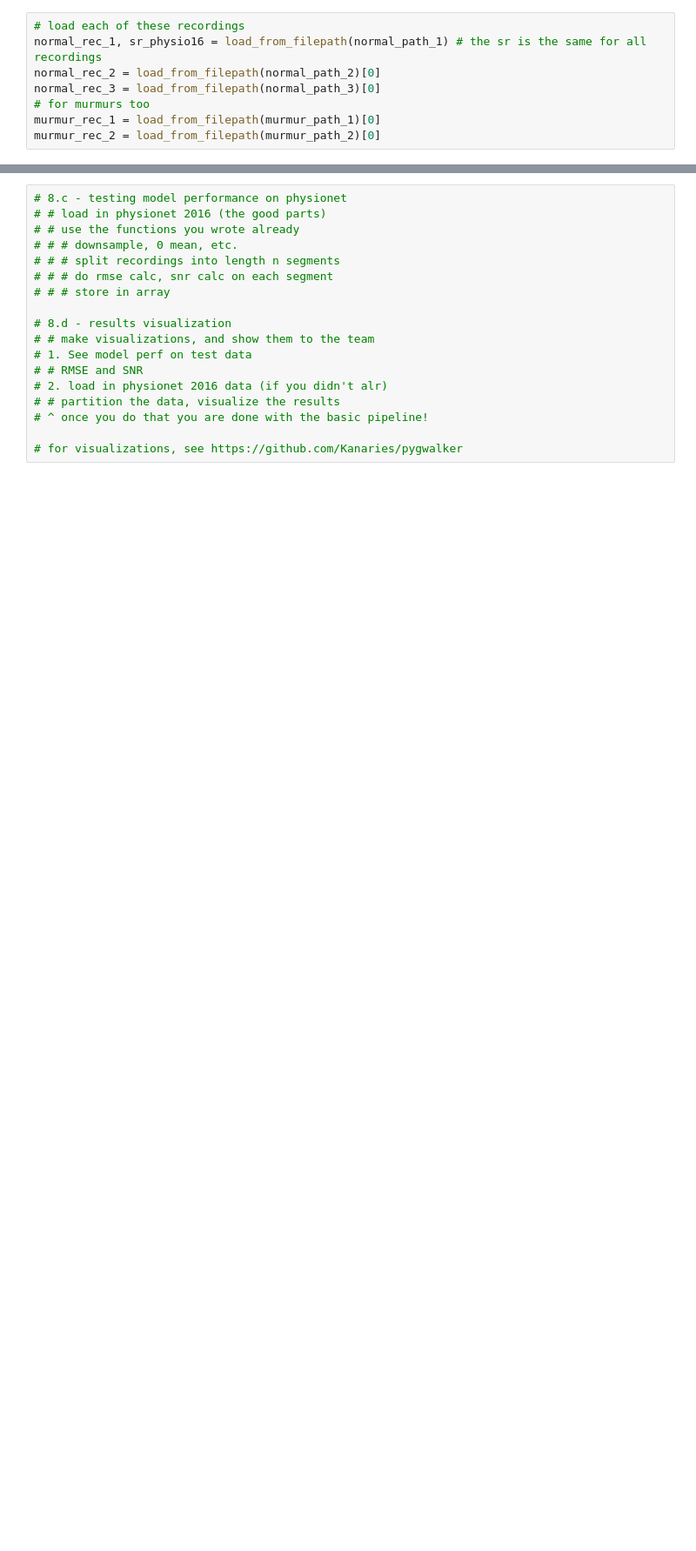
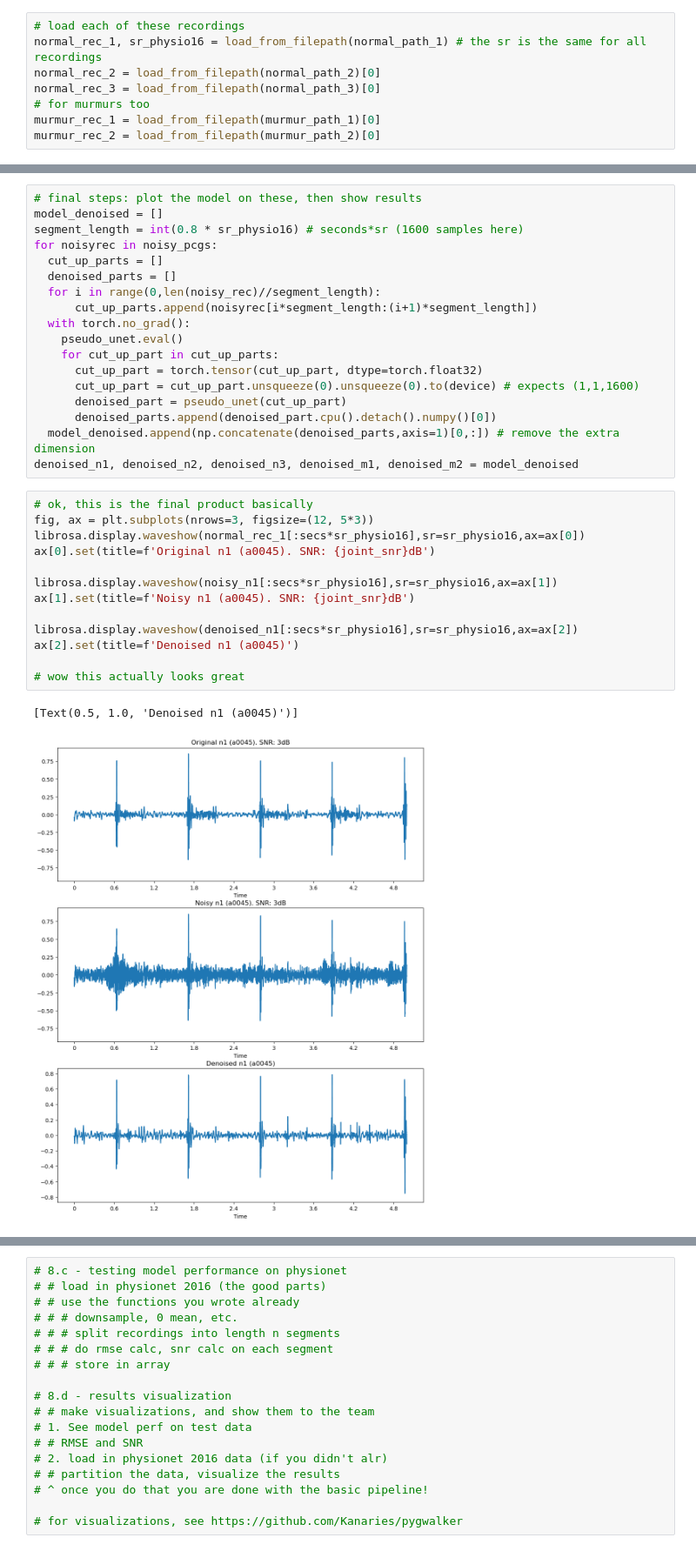
Before and after one commit to Rice-MECE-Capstone-Projects/Heart---Spring-2025, a Jupyter notebook: emmanuel-zerefa/u-net.ipynb, the cells around one changed output, grey strips where cells are left out. Shown at 87% size. Drawn from its saved outputs; the diff is of its cells as text; blank space fills up the shorter version.

```diff
--- a/emmanuel-zerefa/u-net.ipynb
+++ b/emmanuel-zerefa/u-net.ipynb
@@ -1375,0 +1414,34 @@ ax[1].set(title='Murmur PCG 2 (b0262)')
+# %%
+# final steps: plot the model on these, then show results
+model_denoised = []
+segment_length = int(0.8 * sr_physio16) # seconds*sr (1600 samples here)
+for noisyrec in noisy_pcgs:
+  cut_up_parts = []
+  denoised_parts = []
+  for i in range(0,len(noisy_rec)//segment_length):
+      cut_up_parts.append(noisyrec[i*segment_length:(i+1)*segment_length])
+  with torch.no_grad():
+    pseudo_unet.eval()
+    for cut_up_part in cut_up_parts:
+      cut_up_part = torch.tensor(cut_up_part, dtype=torch.float32)
+      cut_up_part = cut_up_part.unsqueeze(0).unsqueeze(0).to(device) # expects (1,1,1600)
+      denoised_part = pseudo_unet(cut_up_part)
+      denoised_parts.append(denoised_part.cpu().detach().numpy()[0])
+  model_denoised.append(np.concatenate(denoised_parts,axis=1)[0,:]) # remove the extra dimension
+denoised_n1, denoised_n2, denoised_n3, denoised_m1, denoised_m2 = model_denoised
+# %%
+# ok, this is the final product basically
+fig, ax = plt.subplots(nrows=3, figsize=(12, 5*3))
+librosa.display.waveshow(normal_rec_1[:secs*sr_physio16],sr=sr_physio16,ax=ax[0])
+ax[0].set(title=f'Original n1 (a0045). SNR: {joint_snr}dB')
+
+librosa.display.waveshow(noisy_n1[:secs*sr_physio16],sr=sr_physio16,ax=ax[1])
+ax[1].set(title=f'Noisy n1 (a0045). SNR: {joint_snr}dB')
+
+librosa.display.waveshow(denoised_n1[:secs*sr_physio16],sr=sr_physio16,ax=ax[2])
+ax[2].set(title=f'Denoised n1 (a0045)')
+
+# wow this actually looks great
+# %% [output]
+[Text(0.5, 1.0, 'Denoised n1 (a0045)')]
+[figure, added]
```
Also changed, not shown: parts of 9 cells of this notebook.
